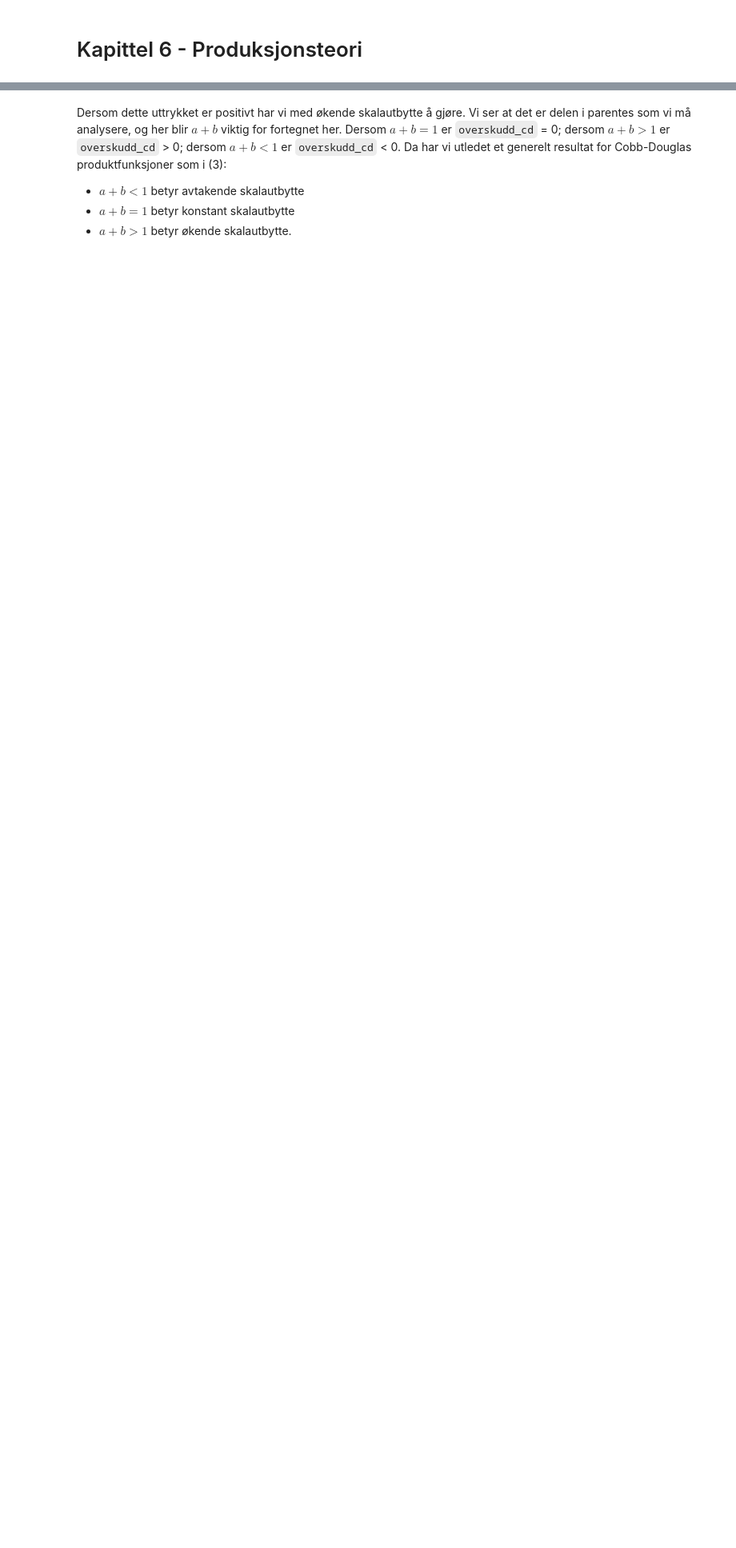
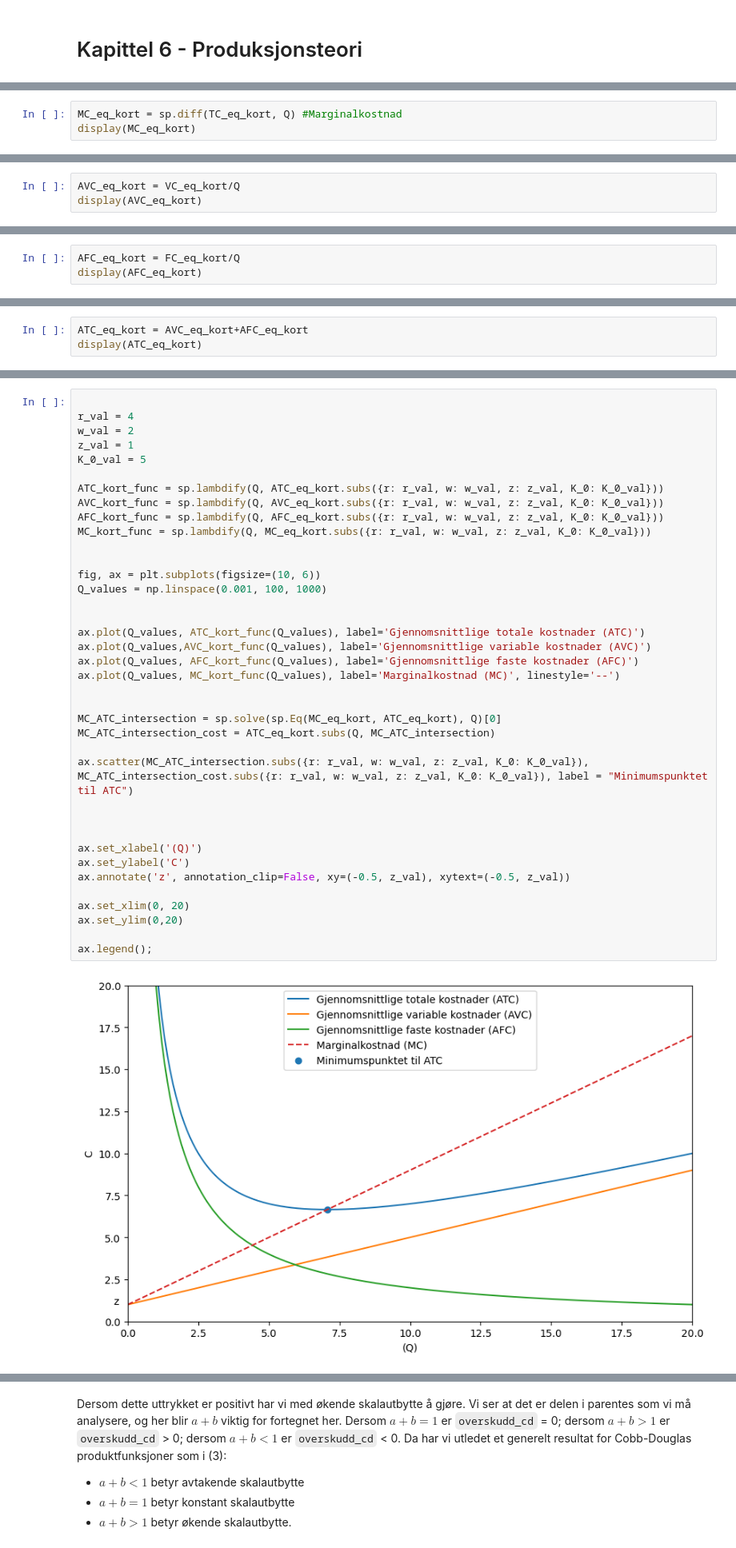
Before and after one commit to uit-sok-1303-v26/uit-sok-1303.v26.github.io, a Jupyter notebook: Produksjonsteori - Kapittel 6.ipynb, the cells around one changed output, grey strips where cells are left out. Shown at 80% size. Drawn from its saved outputs; the diff is of its cells as text; blank space fills up the shorter version.

```diff
--- a/Produksjonsteori - Kapittel 6.ipynb
+++ b/Produksjonsteori - Kapittel 6.ipynb
@@ -143,0 +70,3 @@ La oss undersøke skalaegenskapene til denne produktfunksjon.
+# %%
+MC_eq_kort = sp.diff(TC_eq_kort, Q) #Marginalkostnad
+display(MC_eq_kort)
@@ -143,0 +77,3 @@ La oss undersøke skalaegenskapene til denne produktfunksjon.
+# %%
+AVC_eq_kort = VC_eq_kort/Q
+display(AVC_eq_kort)
@@ -143,0 +84,3 @@ La oss undersøke skalaegenskapene til denne produktfunksjon.
+# %%
+AFC_eq_kort = FC_eq_kort/Q
+display(AFC_eq_kort)
@@ -143,0 +91,3 @@ La oss undersøke skalaegenskapene til denne produktfunksjon.
+# %%
+ATC_eq_kort = AVC_eq_kort+AFC_eq_kort
+display(ATC_eq_kort)
@@ -143,0 +105,40 @@ La oss undersøke skalaegenskapene til denne produktfunksjon.
+# %%
+
+r_val = 4
+w_val = 2
+z_val = 1
+K_0_val = 5
+
+ATC_kort_func = sp.lambdify(Q, ATC_eq_kort.subs({r: r_val, w: w_val, z: z_val, K_0: K_0_val}))
+AVC_kort_func = sp.lambdify(Q, AVC_eq_kort.subs({r: r_val, w: w_val, z: z_val, K_0: K_0_val}))
+AFC_kort_func = sp.lambdify(Q, AFC_eq_kort.subs({r: r_val, w: w_val, z: z_val, K_0: K_0_val}))
+MC_kort_func = sp.lambdify(Q, MC_eq_kort.subs({r: r_val, w: w_val, z: z_val, K_0: K_0_val}))
+
+
+fig, ax = plt.subplots(figsize=(10, 6))
+Q_values = np.linspace(0.001, 100, 1000)
+
+
+ax.plot(Q_values, ATC_kort_func(Q_values), label='Gjennomsnittlige totale kostnader (ATC)')
+ax.plot(Q_values,AVC_kort_func(Q_values), label='Gjennomsnittlige variable kostnader (AVC)')
+ax.plot(Q_values, AFC_kort_func(Q_values), label='Gjennomsnittlige faste kostnader (AFC)')
+ax.plot(Q_values, MC_kort_func(Q_values), label='Marginalkostnad (MC)', linestyle='--')
+
+
+MC_ATC_intersection = sp.solve(sp.Eq(MC_eq_kort, ATC_eq_kort), Q)[0]
+MC_ATC_intersection_cost = ATC_eq_kort.subs(Q, MC_ATC_intersection)
+
+ax.scatter(MC_ATC_intersection.subs({r: r_val, w: w_val, z: z_val, K_0: K_0_val}), MC_ATC_intersection_cost.subs({r: r_val, w: w_val, z: z_val, K_0: K_0_val}), label = "Minimumspunktet til ATC")
+
+
+
+ax.set_xlabel('(Q)')
+ax.set_ylabel('C')
+ax.annotate('z', annotation_clip=False, xy=(-0.5, z_val), xytext=(-0.5, z_val))
+
+ax.set_xlim(0, 20)
+ax.set_ylim(0,20)
+
+ax.legend();
+# %% [output]
+[figure, added]
```
Also changed, not shown: parts of 49 cells of this notebook.
